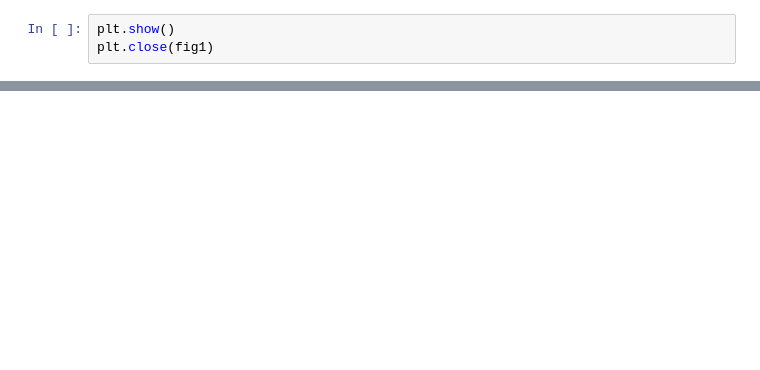
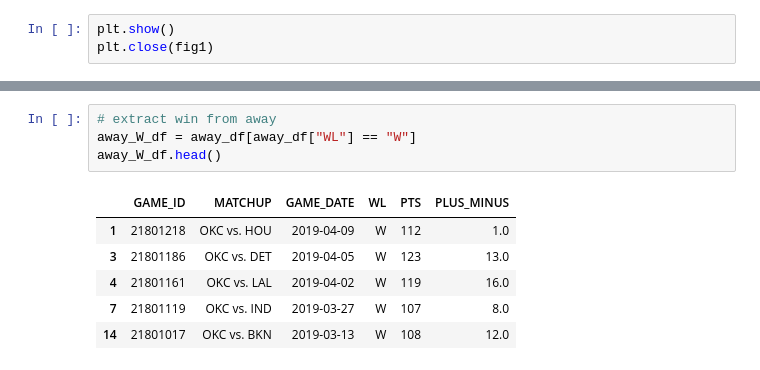
Before and after one commit to nickkeller21/Project1, a Jupyter notebook: Mitsu/seasonal_league.ipynb, the cells around one changed output, grey strips where cells are left out. Drawn from its saved outputs; the diff is of its cells as text; blank space fills up the shorter version.

```diff
--- a/Mitsu/seasonal_league.ipynb
+++ b/Mitsu/seasonal_league.ipynb
@@ -264,0 +292,11 @@ Name: PLUS_MINUS, dtype: float64
+# %%
+# extract win from away
+away_W_df = away_df[away_df["WL"] == "W"]
+away_W_df.head()
+# %% [output]
+|  | GAME_ID | MATCHUP | GAME_DATE | WL | PTS | PLUS_MINUS |
+| 1 | 21801218 | OKC vs. HOU | 2019-04-09 | W | 112 | 1.0 |
+| 3 | 21801186 | OKC vs. DET | 2019-04-05 | W | 123 | 13.0 |
+| 4 | 21801161 | OKC vs. LAL | 2019-04-02 | W | 119 | 16.0 |
+| 7 | 21801119 | OKC vs. IND | 2019-03-27 | W | 107 | 8.0 |
+| 14 | 21801017 | OKC vs. BKN | 2019-03-13 | W | 108 | 12.0 |
```
Also changed, not shown: parts of 19 cells of this notebook, 3 other files.
